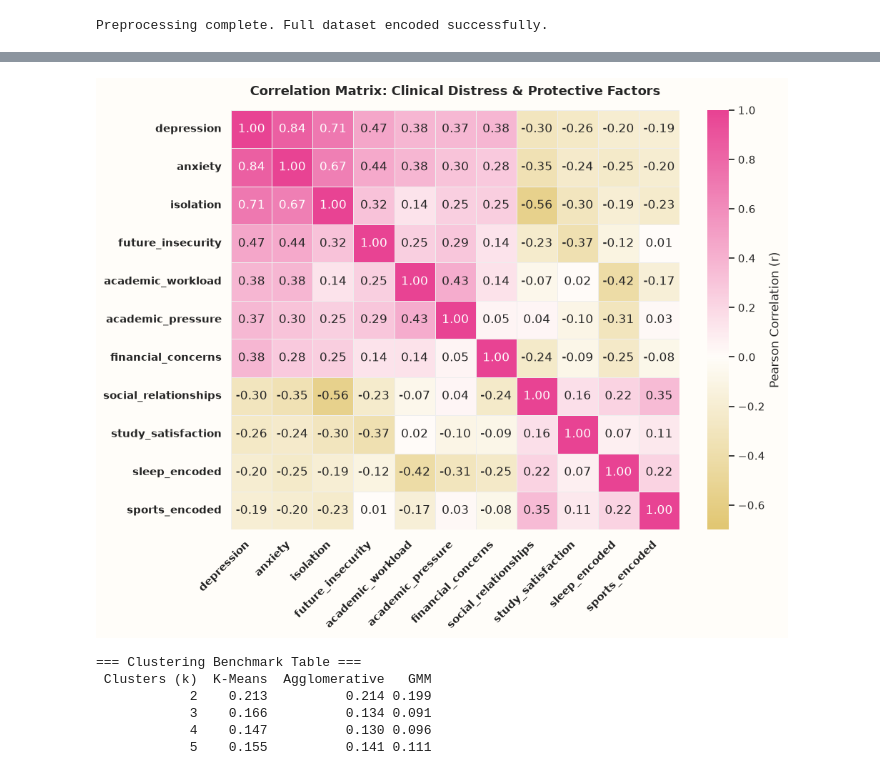
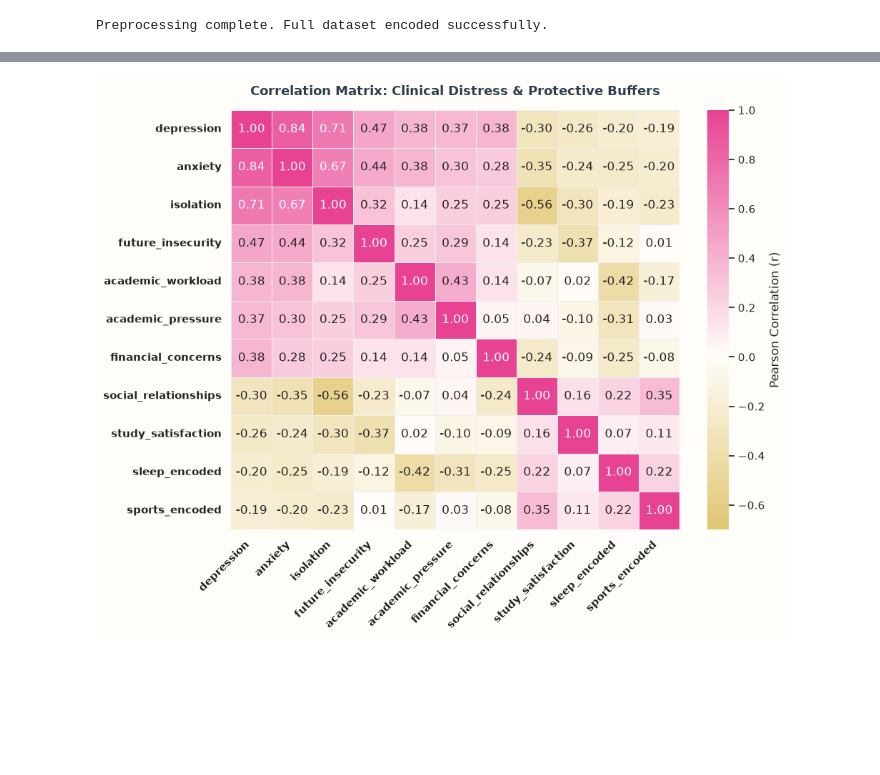
Before and after one commit to Zuhairhusn/data-4380-student-stress-profiles, a Jupyter notebook: tabular/Student_Stress_Profiles_Solo_Project.ipynb, the cells around one changed output, grey strips where cells are left out. Saved outputs shown, nothing was run; the diff lists cells and outputs as text; code cells hidden in the pictures; blank space fills up the shorter version.

```diff
--- a/tabular/Student_Stress_Profiles_Solo_Project.ipynb
+++ b/tabular/Student_Stress_Profiles_Solo_Project.ipynb
@@ -30,16 +33,15 @@ DARK_TEXT = '#2C3E50'
 sns.set_theme(style='whitegrid', font='DejaVu Sans')
 plt.rcParams['figure.facecolor'] = LIGHT_CREAM
 # %%
-import os
-# Load raw survey dataset
-df = pd.read_csv('data/survey.csv') if os.path.exists('data/survey.csv') else pd.read_csv('survey.csv')
+# Load survey dataset from data/ or current directory
+csv_path = 'data/survey.csv' if os.path.exists('data/survey.csv') else 'survey.csv'
+df = pd.read_csv(csv_path)
 
-# Clean any trailing whitespace in column names
+# Strip trailing whitespaces in column names
 df.columns = df.columns.str.strip()
 
 print(f"Dataset Dimensions: {df.shape[0]} rows, {df.shape[1]} columns")
-print("\nMissing values per column:")
-print(df.isnull().sum())
+print(f"Total missing values: {df.isnull().sum().sum()}")
 df.head(5)
 # %% [output]
 Dataset Dimensions: 87 rows, 21 columns
@@ -153,60 +166,21 @@ plt.show()
 # %%
+# Visualization 3: Correlation Matrix
 cmap_gold_pink = LinearSegmentedColormap.from_list('gold_pink', [GOLD, '#FFFDF9', ROSE_PINK])
 
 core_vars = ['depression', 'anxiety', 'isolation', 'future_insecurity',
              'academic_workload', 'academic_pressure', 'financial_concerns',
              'social_relationships', 'study_satisfaction', 'sleep_encoded', 'sports_encoded']
 corr_core = df[core_vars].corr()
 
 plt.figure(figsize=(10, 8))
+fig = plt.gcf()
+fig.patch.set_facecolor(LIGHT_CREAM)
 sns.heatmap(corr_core, annot=True, fmt='.2f', cmap=cmap_gold_pink, center=0, vmin=-0.7, vmax=1.0,
             cbar_kws={'label': 'Pearson Correlation (r)'}, linewidths=0.5, linecolor='#EEEEEE')
-plt.title('Correlation Matrix: Clinical Distress & Protective Factors', fontsize=13, weight='bold', pad=15)
+plt.title('Correlation Matrix: Clinical Distress & Protective Buffers', fontsize=13, weight='bold', color=DARK_TEXT, pad=15)
 plt.xticks(rotation=45, ha='right', weight='bold')
 plt.yticks(weight='bold')
 plt.tight_layout()
 plt.show()
 # %% [output]
-[figure, old version]
+[figure, new version]
-# %%
-cluster_cols = ['depression', 'anxiety', 'isolation', 'future_insecurity',
-                'academic_pressure', 'academic_workload', 'study_satisfaction',
-                'sleep_encoded', 'sports_encoded', 'social_relationships']
-
-scaler = StandardScaler()
-X_scaled = scaler.fit_transform(df[cluster_cols])
-
-benchmark_results = []
-for k in range(2, 6):
-    # K-Means
-    km = KMeans(n_clusters=k, random_state=42, n_init=20)
-    km_labels = km.fit_predict(X_scaled)
-    sil_km = silhouette_score(X_scaled, km_labels)
-
-    # Agglomerative
-    agg = AgglomerativeClustering(n_clusters=k)
-    agg_labels = agg.fit_predict(X_scaled)
-    sil_agg = silhouette_score(X_scaled, agg_labels)
-
-    # GMM
-    gmm = GaussianMixture(n_components=k, random_state=42)
-    gmm_labels = gmm.fit_predict(X_scaled)
-    sil_gmm = silhouette_score(X_scaled, gmm_labels)
-
-    benchmark_results.append({
-        'Clusters (k)': k,
-        'K-Means': round(sil_km, 3),
-        'Agglomerative': round(sil_agg, 3),
-        'GMM': round(sil_gmm, 3)
-    })
-
-bench_df = pd.DataFrame(benchmark_results)
-print('=== Clustering Benchmark Table ===')
-print(bench_df.to_string(index=False))
-# %% [output]
-=== Clustering Benchmark Table ===
- Clusters (k)  K-Means  Agglomerative   GMM
-            2    0.213          0.214 0.199
-            3    0.166          0.134 0.091
-            4    0.147          0.130 0.096
-            5    0.155          0.141 0.111
```
Also changed, not shown: parts of 13 cells of this notebook.
